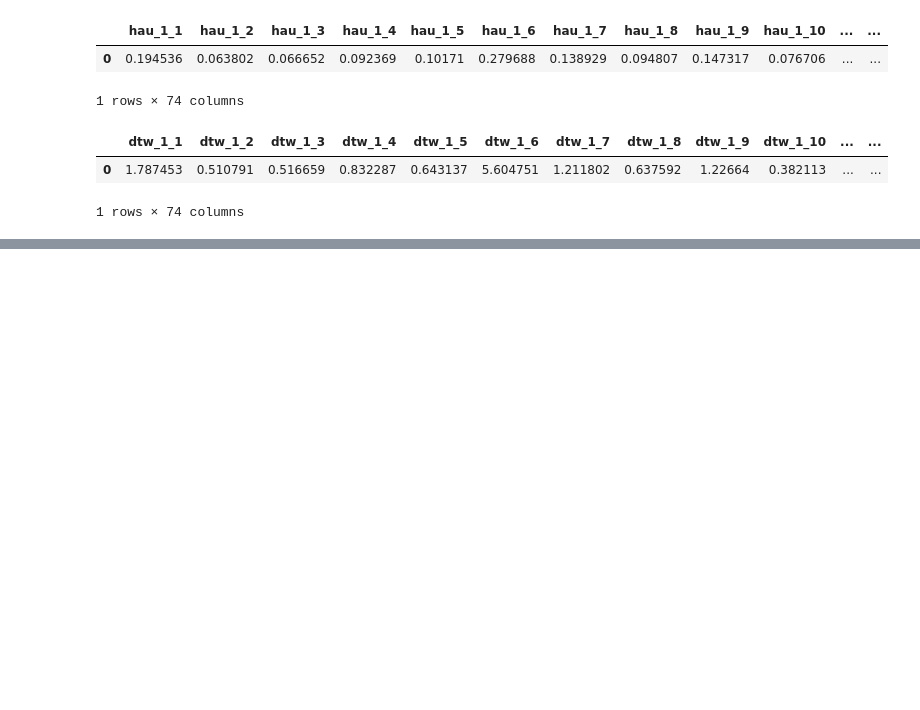
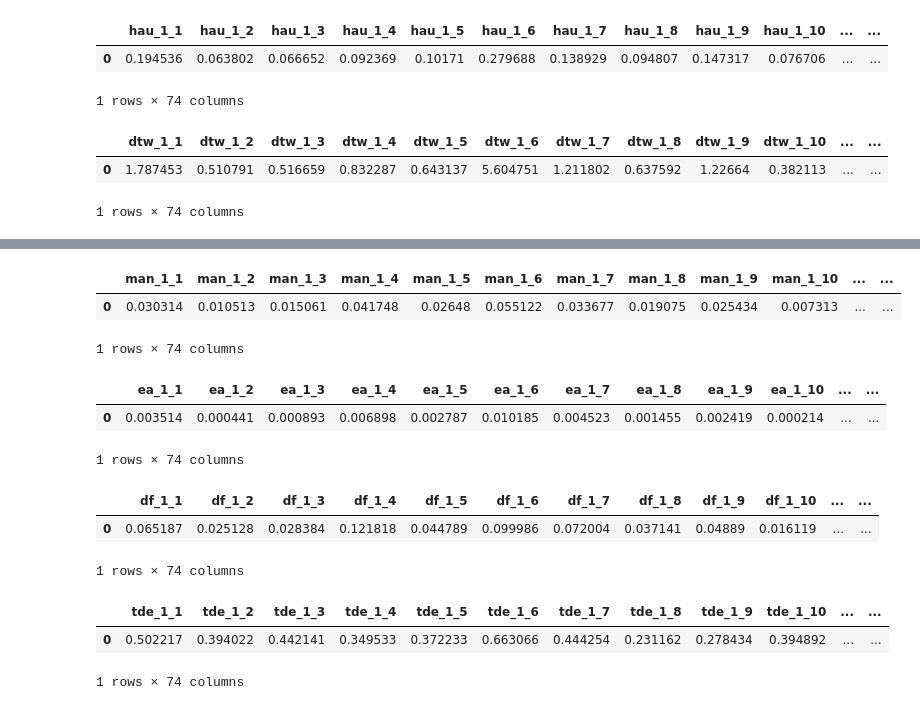
Before and after one commit to hse-scila/EyeFeatures, a Jupyter notebook: eyetracking/features/test.ipynb, the cells around one changed output, grey strips where cells are left out. Saved outputs shown, nothing was run; the diff lists cells and outputs as text; code cells hidden in the pictures; blank space fills up the shorter version.

```diff
--- a/eyetracking/features/test.ipynb
+++ b/eyetracking/features/test.ipynb
@@ -235,2 +239,75 @@ scan_match.fit_transform(data)
 | 0 | 66.0 | 37.0 | 46.0 | 39.0 | 24.0 | 56.0 | 40.0 | 40.0 | 59.0 | 16.0 | ... | ... |
 1 rows × 74 columns
+# %%
+from scanpath_dist import MannanDist
+
+man = MannanDist(
+    x='norm_pos_x',
+    y='norm_pos_y',
+    path_pk=['tekst'],
+    pk=['Participant', 'tekst'],
+    expected_paths=expected_paths,
+    fill_path=fill_path,
+    return_df=True
+)
+
+man.fit_transform(data)
+# %% [output]
+|  | man_1_1 | man_1_2 | man_1_3 | man_1_4 | man_1_5 | man_1_6 | man_1_7 | man_1_8 | man_1_9 | man_1_10 | ... | ... |
+| 0 | 0.030314 | 0.010513 | 0.015061 | 0.041748 | 0.02648 | 0.055122 | 0.033677 | 0.019075 | 0.025434 | 0.007313 | ... | ... |
+1 rows × 74 columns
+# %%
+from scanpath_dist import EyeAnalysisDist
+
+ea = EyeAnalysisDist(
+    x='norm_pos_x',
+    y='norm_pos_y',
+    path_pk=['tekst'],
+    pk=['Participant', 'tekst'],
+    expected_paths=expected_paths,
+    fill_path=fill_path,
+    return_df=True
+)
+
+ea.fit_transform(data)
+# %% [output]
+|  | ea_1_1 | ea_1_2 | ea_1_3 | ea_1_4 | ea_1_5 | ea_1_6 | ea_1_7 | ea_1_8 | ea_1_9 | ea_1_10 | ... | ... |
+| 0 | 0.003514 | 0.000441 | 0.000893 | 0.006898 | 0.002787 | 0.010185 | 0.004523 | 0.001455 | 0.002419 | 0.000214 | ... | ... |
+1 rows × 74 columns
+# %%
+from scanpath_dist import DFDist
+
+df = DFDist(
+    x='norm_pos_x',
+    y='norm_pos_y',
+    path_pk=['tekst'],
+    pk=['Participant', 'tekst'],
+    expected_paths=expected_paths,
+    fill_path=fill_path,
+    return_df=True
+)
+
+df.fit_transform(data)
+# %% [output]
+|  | df_1_1 | df_1_2 | df_1_3 | df_1_4 | df_1_5 | df_1_6 | df_1_7 | df_1_8 | df_1_9 | df_1_10 | ... | ... |
+| 0 | 0.065187 | 0.025128 | 0.028384 | 0.121818 | 0.044789 | 0.099986 | 0.072004 | 0.037141 | 0.04889 | 0.016119 | ... | ... |
+1 rows × 74 columns
+# %%
+from scanpath_dist import TDEDist
+
+tde = TDEDist(
+    k=10,
+    x='norm_pos_x',
+    y='norm_pos_y',
+    path_pk=['tekst'],
+    pk=['Participant', 'tekst'],
+    expected_paths=expected_paths,
+    fill_path=fill_path,
+    return_df=True
+)
+
+tde.fit_transform(data)
+# %% [output]
+|  | tde_1_1 | tde_1_2 | tde_1_3 | tde_1_4 | tde_1_5 | tde_1_6 | tde_1_7 | tde_1_8 | tde_1_9 | tde_1_10 | ... | ... |
+| 0 | 0.502217 | 0.394022 | 0.442141 | 0.349533 | 0.372233 | 0.663066 | 0.444254 | 0.231162 | 0.278434 | 0.394892 | ... | ... |
+1 rows × 74 columns
```
Also changed, not shown: parts of 6 cells of this notebook, 5 other files.
